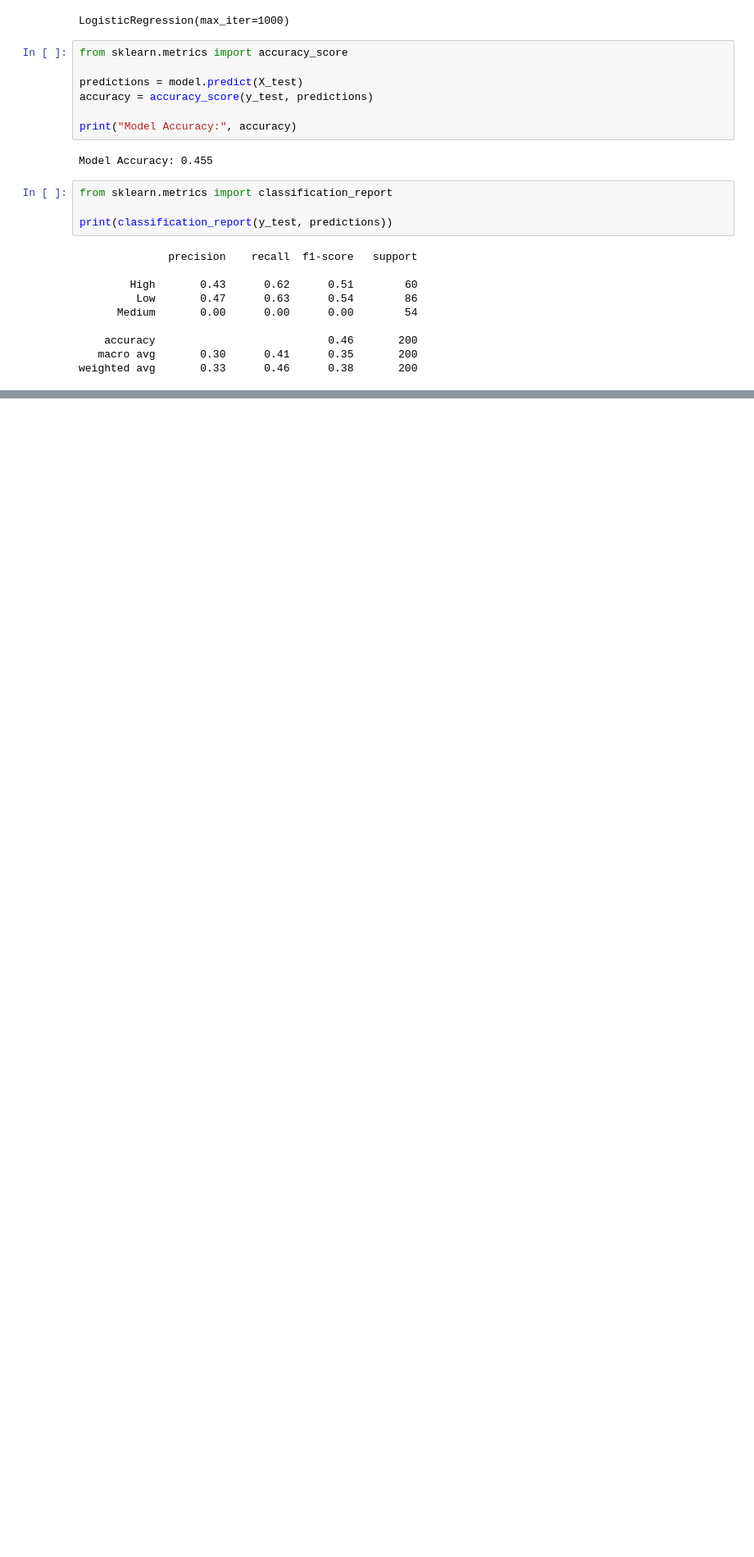
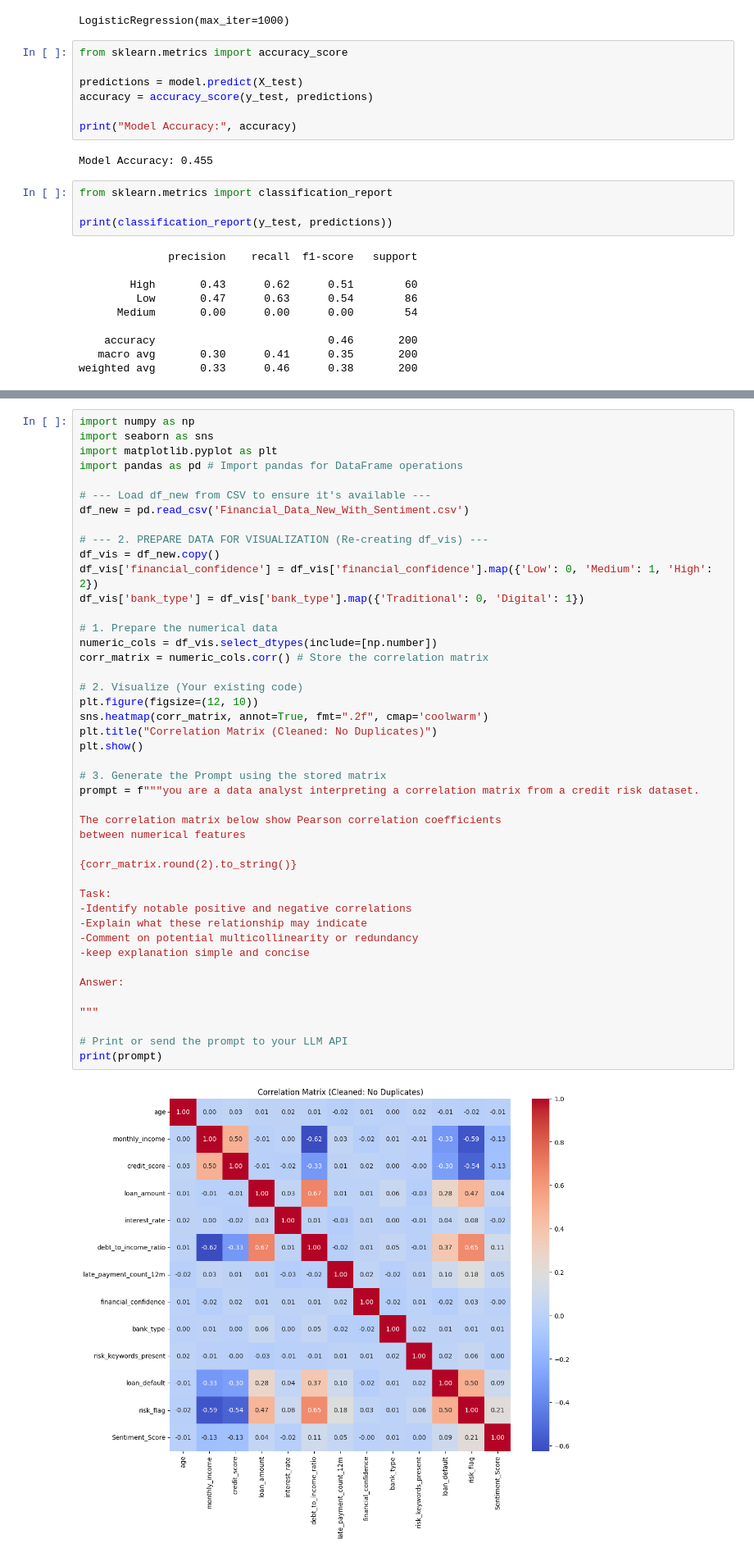
Before and after one commit to 23064088/DataMiningGroup18, a Jupyter notebook: logistic_regression_new.ipynb, the cells around one changed output, grey strips where cells are left out. Shown at 82% size. Saved outputs shown, nothing was run; the diff lists cells and outputs as text; blank space fills up the shorter version.

```diff
--- a/logistic_regression_new.ipynb
+++ b/logistic_regression_new.ipynb
@@ -58,0 +168,46 @@ weighted avg       0.33      0.46      0.38       200
+# %%
+import numpy as np
+import seaborn as sns
+import matplotlib.pyplot as plt
+import pandas as pd # Import pandas for DataFrame operations
+
+# --- Load df_new from CSV to ensure it's available ---
+df_new = pd.read_csv('Financial_Data_New_With_Sentiment.csv')
+
+# --- 2. PREPARE DATA FOR VISUALIZATION (Re-creating df_vis) ---
+df_vis = df_new.copy()
+df_vis['financial_confidence'] = df_vis['financial_confidence'].map({'Low': 0, 'Medium': 1, 'High': 2})
+df_vis['bank_type'] = df_vis['bank_type'].map({'Traditional': 0, 'Digital': 1})
+
+# 1. Prepare the numerical data
+numeric_cols = df_vis.select_dtypes(include=[np.number])
+corr_matrix = numeric_cols.corr() # Store the correlation matrix
+
+# 2. Visualize (Your existing code)
+plt.figure(figsize=(12, 10))
+sns.heatmap(corr_matrix, annot=True, fmt=".2f", cmap='coolwarm')
+plt.title("Correlation Matrix (Cleaned: No Duplicates)")
+plt.show()
+
+# 3. Generate the Prompt using the stored matrix
+prompt = f"""you are a data analyst interpreting a correlation matrix from a credit risk dataset.
+
+The correlation matrix below show Pearson correlation coefficients
+between numerical features
+
+{corr_matrix.round(2).to_string()}
+
+Task:
+-Identify notable positive and negative correlations
+-Explain what these relationship may indicate
+-Comment on potential multicollinearity or redundancy
+-keep explanation simple and concise
+
+Answer:
+
+"""
+
+# Print or send the prompt to your LLM API
+print(prompt)
+# %% [output]
+[figure, added]
```
Also changed, not shown: parts of 9 cells of this notebook.
